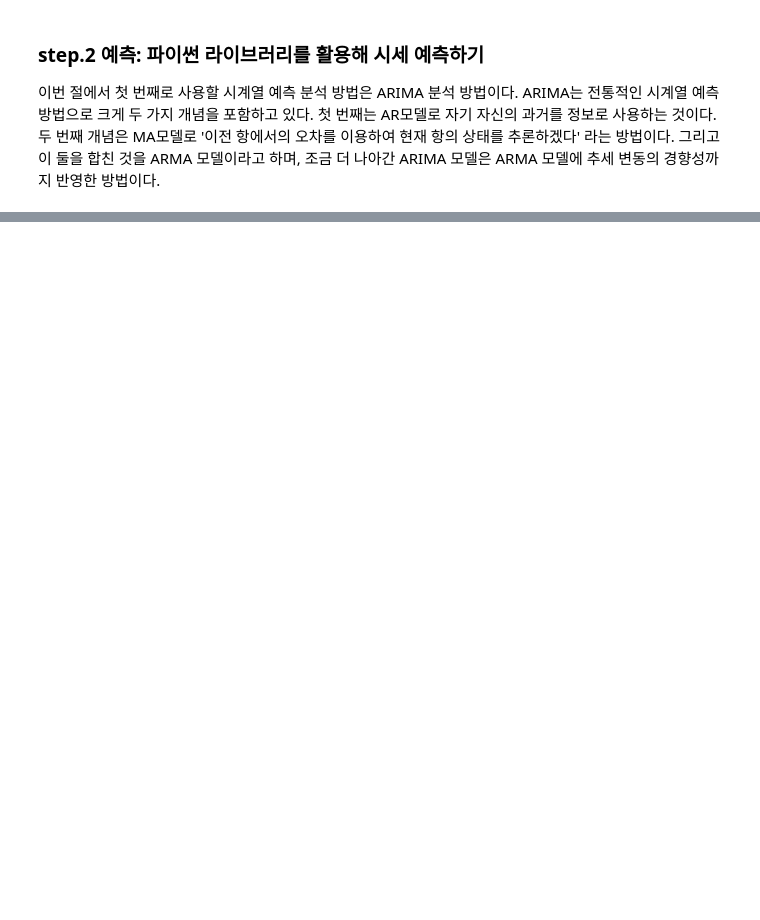
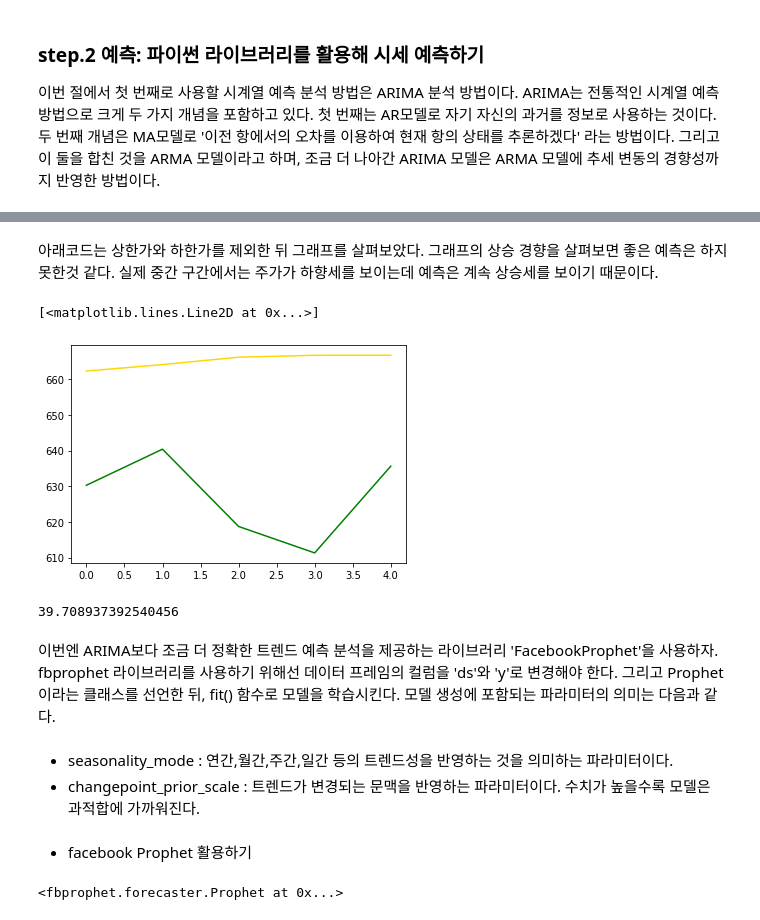
Before and after one commit to jaeyoon89/jaeyoon_study, a Jupyter notebook: tsla_data_analysis.ipynb, the cells around one changed output, grey strips where cells are left out. Cells and saved outputs as stored; diff of their text form; code cells hidden in the pictures; blank space fills up the shorter version.

```diff
--- a/tsla_data_analysis.ipynb
+++ b/tsla_data_analysis.ipynb
@@ -141,0 +202,23 @@ plt.plot(test_y, color="green")
+# %% [markdown]
+아래코드는 상한가와 하한가를 제외한 뒤 그래프를 살펴보았다. 그래프의 상승 경향을 살펴보면 좋은 예측은 하지 못한것 같다. 실제 중간 구간에서는 주가가 하향세를 보이는데 예측은 계속 상승세를 보이기 때문이다.
+# %%
+plt.plot(pred_y, color="gold")
+plt.plot(test_y, color="green")
+# %% [output]
+[<matplotlib.lines.Line2D at 0x...>]
+[figure, added]
+# %%
+from sklearn.metrics import mean_squared_error, r2_score
+from math import sqrt
+
+rmse = sqrt(mean_squared_error(pred_y, test_y))
+print(rmse)
+# %% [output]
+39.708937392540456
+# %% [markdown]
+이번엔 ARIMA보다 조금 더 정확한 트렌드 예측 분석을 제공하는 라이브러리 'FacebookProphet'을 사용하자. fbprophet 라이브러리를 사용하기 위해선 데이터 프레임의 컬럼을 'ds'와 'y'로 변경해야 한다. 그리고 Prophet이라는 클래스를 선언한 뒤, fit() 함수로 모델을 학습시킨다. 모델 생성에 포함되는 파라미터의 의미는 다음과 같다.
+# %% [markdown]
+- seasonality_mode : 연간,월간,주간,일간 등의 트렌드성을 반영하는 것을 의미하는 파라미터이다.
+- changepoint_prior_scale : 트렌드가 변경되는 문맥을 반영하는 파라미터이다. 수치가 높을수록 모델은 과적합에 가까워진다.
+# %% [markdown]
+- facebook Prophet 활용하기
@@ -141,0 +227,19 @@ plt.plot(test_y, color="green")
+# %%
+tsla_df = yf.download('TSLA',
+                      start='2019-01-01',
+                      end='2021-03-31',
+                      progress=False)
+
+tsla_df = tsla_df[["Close"]]
+
+tsla_df = tsla_df.reset_index()
+
+tsla_df.columns = ['ds', 'y']
+
+prophet = Prophet(seasonality_mode='multiplicative',
+                  yearly_seasonality=True,
+                  weekly_seasonality=True, daily_seasonality=True,
+                  changepoint_prior_scale=0.5)
+prophet.fit(tsla_df)
+# %% [output]
+<fbprophet.forecaster.Prophet at 0x...>
```
Also changed, not shown: parts of 40 cells of this notebook.
